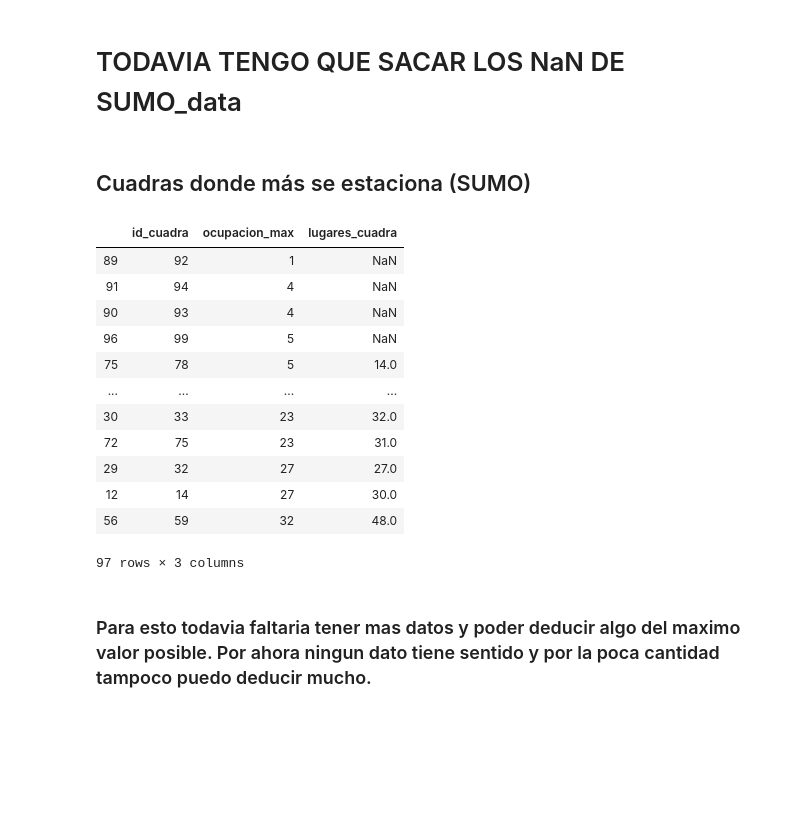
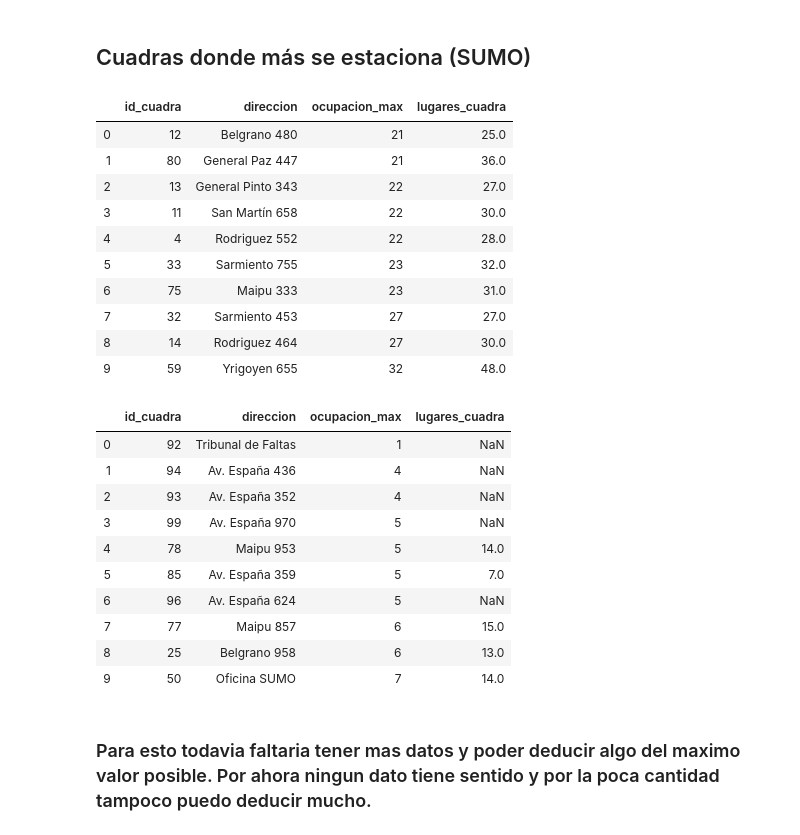
Before and after one commit to LuchoTangorra/Intelligent-parking, a Jupyter notebook: Data visualizers/Visualizer.ipynb, the cells around one changed output. Cells and saved outputs as stored; diff of their text form; code cells hidden in the pictures; blank space fills up the shorter version.

```diff
--- a/Data visualizers/Visualizer.ipynb
+++ b/Data visualizers/Visualizer.ipynb
@@ -25,8 +25,6 @@ data_w_operacion: (DataFrame) data with the corresponding operacion (Entrada/Sal
 
 trusted_data_path_w_ocupacion = r'C:\Users\ing_l\Tesis grado\Data\BD_parking_trusted_data_ocupacion.csv'
 data_w_operacion_path = r'C:\Users\ing_l\Tesis grado\Data\SUMO_data_w_operacion.csv'
-# %% [markdown]
-# TODAVIA TENGO QUE SACAR LOS NaN DE SUMO_data
 # %%
 SUMO_data = pd.read_csv(data_w_operacion_path)
 SUMO_data.rename(columns={'fecha_tiempo': 'fecha_hora'}, inplace=True)
@@ -37,21 +35,39 @@ BD_parking_data = pd.read_csv(trusted_data_path_w_ocupacion)
 max_ocupacion = SUMO_data.copy()
 max_ocupacion = max_ocupacion[['id_cuadra','ocupacion_max', 'lugares_cuadra']].groupby(by='id_cuadra').max().reset_index()
 max_ocupacion = max_ocupacion.sort_values(by='ocupacion_max')
-max_ocupacion
+
+max_ocupacion = max_ocupacion.merge(pd.read_csv(r'C:\Users\ing_l\Tesis grado\Data\Extra_data\idcuadra_to_direccion.csv'))
+
+less_max_ocupacion = max_ocupacion[['id_cuadra','direccion','ocupacion_max','lugares_cuadra']].head(10).reset_index(drop=True)
+max_max_ocupacion = max_ocupacion[['id_cuadra','direccion','ocupacion_max','lugares_cuadra']].tail(10).reset_index(drop=True)
-# %% [output]
-|  | id_cuadra | ocupacion_max | lugares_cuadra |
-| 89 | 92 | 1 | NaN |
-| 91 | 94 | 4 | NaN |
-| 90 | 93 | 4 | NaN |
-| 96 | 99 | 5 | NaN |
-| 75 | 78 | 5 | 14.0 |
-| ... | ... | ... | ... |
-| 30 | 33 | 23 | 32.0 |
-| 72 | 75 | 23 | 31.0 |
-| 29 | 32 | 27 | 27.0 |
-| 12 | 14 | 27 | 30.0 |
-| 56 | 59 | 32 | 48.0 |
-97 rows × 3 columns
+# %%
+display(max_max_ocupacion)
+# %% [output]
+|  | id_cuadra | direccion | ocupacion_max | lugares_cuadra |
+| 0 | 12 | Belgrano 480 | 21 | 25.0 |
+| 1 | 80 | General Paz 447 | 21 | 36.0 |
+| 2 | 13 | General Pinto 343 | 22 | 27.0 |
+| 3 | 11 | San Martín 658 | 22 | 30.0 |
+| 4 | 4 | Rodriguez 552 | 22 | 28.0 |
+| 5 | 33 | Sarmiento 755 | 23 | 32.0 |
+| 6 | 75 | Maipu 333 | 23 | 31.0 |
+| 7 | 32 | Sarmiento 453 | 27 | 27.0 |
+| 8 | 14 | Rodriguez 464 | 27 | 30.0 |
+| 9 | 59 | Yrigoyen 655 | 32 | 48.0 |
+# %%
+display(less_max_ocupacion)
+# %% [output]
+|  | id_cuadra | direccion | ocupacion_max | lugares_cuadra |
+| 0 | 92 | Tribunal de Faltas | 1 | NaN |
+| 1 | 94 | Av. España 436 | 4 | NaN |
+| 2 | 93 | Av. España 352 | 4 | NaN |
+| 3 | 99 | Av. España 970 | 5 | NaN |
+| 4 | 78 | Maipu 953 | 5 | 14.0 |
+| 5 | 85 | Av. España 359 | 5 | 7.0 |
+| 6 | 96 | Av. España 624 | 5 | NaN |
+| 7 | 77 | Maipu 857 | 6 | 15.0 |
+| 8 | 25 | Belgrano 958 | 6 | 13.0 |
+| 9 | 50 | Oficina SUMO | 7 | 14.0 |
 # %% [markdown]
 ### Para esto todavia faltaria tener mas datos y poder deducir algo del maximo valor posible. Por ahora ningun dato tiene sentido y por la poca cantidad tampoco puedo deducir mucho.
 # %% [markdown]
```
Also changed, not shown: parts of 20 cells of this notebook, 1 other file.
